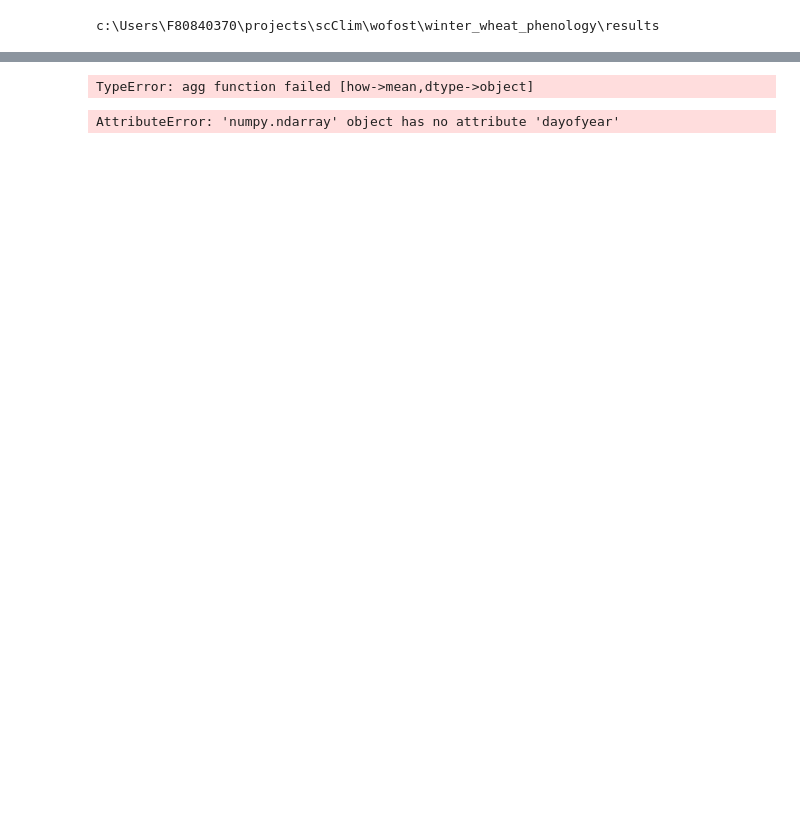
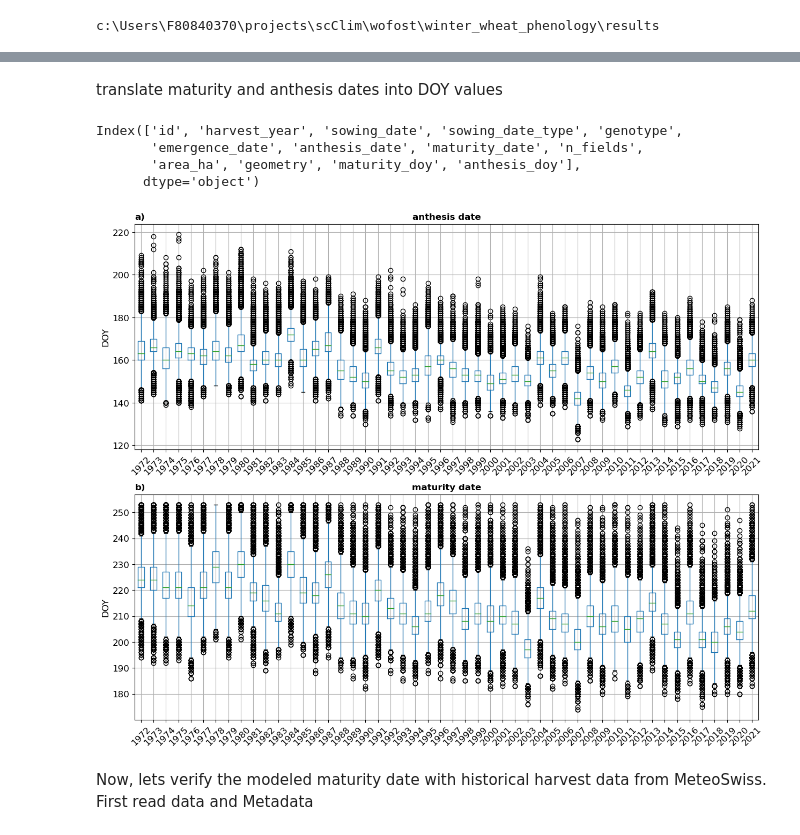
Before and after one commit to raphael-portmann/winter_wheat_phenology, a Jupyter notebook: scripts/analyze_results.ipynb, the cells around one changed output, grey strips where cells are left out. Cells and saved outputs as stored; diff of their text form; code cells hidden in the pictures; blank space fills up the shorter version.

```diff
--- a/scripts/analyze_results.ipynb
+++ b/scripts/analyze_results.ipynb
@@ -15,15 +22,42 @@ c:\Users\F80840370\projects\scClim\wofost\winter_wheat_phenology\results
 # %%
 data=[]
-for year in range(2010,2022,1):
+for year in range(1972,2022,1):
     data.append(gpd.read_file(output_dir.joinpath(f'results_ww_gs_{year-1}-{year}.gpkg')))
 
 df_all=pd.concat(data,axis=0)
-# %%
-df_all['maturity_doy']=df_all.maturity_date.d
-df_all.groupby(['id']).maturity_date.mean()
-# %% [output]
-TypeError: agg function failed [how->mean,dtype->object]
-# %%
-df_all.maturity_date.values
-# %% [output]
-AttributeError: 'numpy.ndarray' object has no attribute 'dayofyear'
+# %% [markdown]
+translate maturity and anthesis dates into DOY values
+# %%
+df_all['maturity_doy']=pd.to_datetime(df_all.maturity_date).dt.dayofyear
+df_all['anthesis_doy']=pd.to_datetime(df_all.anthesis_date).dt.dayofyear
+# %%
+df_all.keys()
+# %% [output]
+Index(['id', 'harvest_year', 'sowing_date', 'sowing_date_type', 'genotype',
+       'emergence_date', 'anthesis_date', 'maturity_date', 'n_fields',
+       'area_ha', 'geometry', 'maturity_doy', 'anthesis_doy'],
+      dtype='object')
+# %%
+labels=['a)','b)']
+names=['anthesis date','maturity date']
+columns=['anthesis_doy','maturity_doy']
+fontsize=12
+matplotlib.rcParams.update({'font.size': fontsize})
+fig,axs=plt.subplots(2,1,figsize=(15,12))
+
+for i,ax in enumerate(axs):
+    #set label
+    ax.text(0,1.02,labels[i], transform=ax.transAxes,fontweight='bold')
+    #set title of subplot
+    ax.text(0.5,1.02,names[i], ha='center', transform=ax.transAxes,fontweight='bold')
+
+    #plot data
+    df_all.groupby(['harvest_year']).boxplot(column=columns[i],subplots=False,rot=45,ax=ax,fontsize=fontsize)
+
+    #change xlabels
+    ax.set_xticklabels(list(set(df_all.harvest_year.values)))
+    ax.set_ylabel('DOY')
+# %% [output]
+[figure, added]
+# %% [markdown]
+Now, lets verify the modeled maturity date with historical harvest data from MeteoSwiss. First read data and Metadata
```
Also changed, not shown: parts of 16 cells of this notebook, 9 other files.
